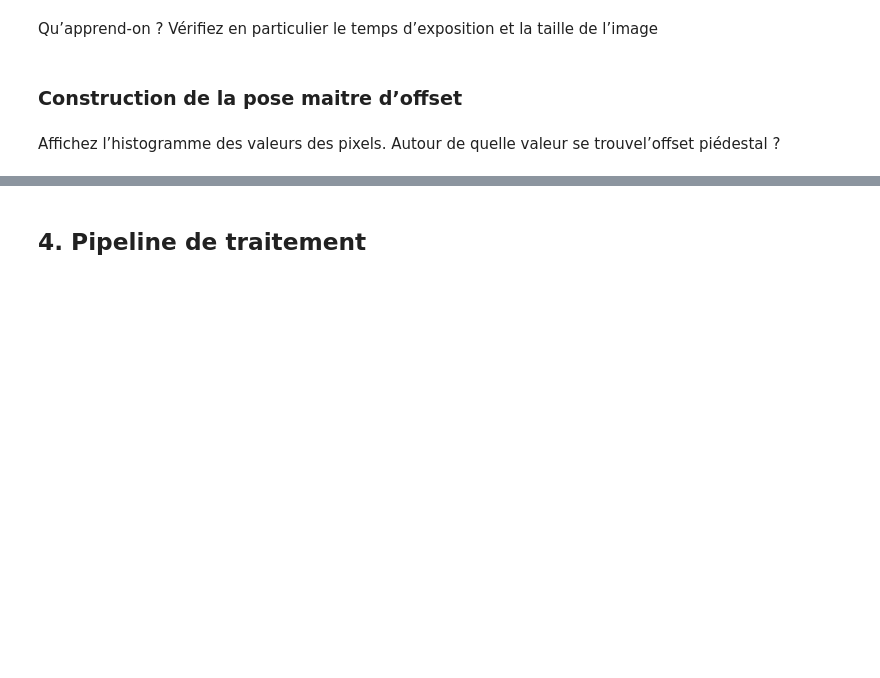
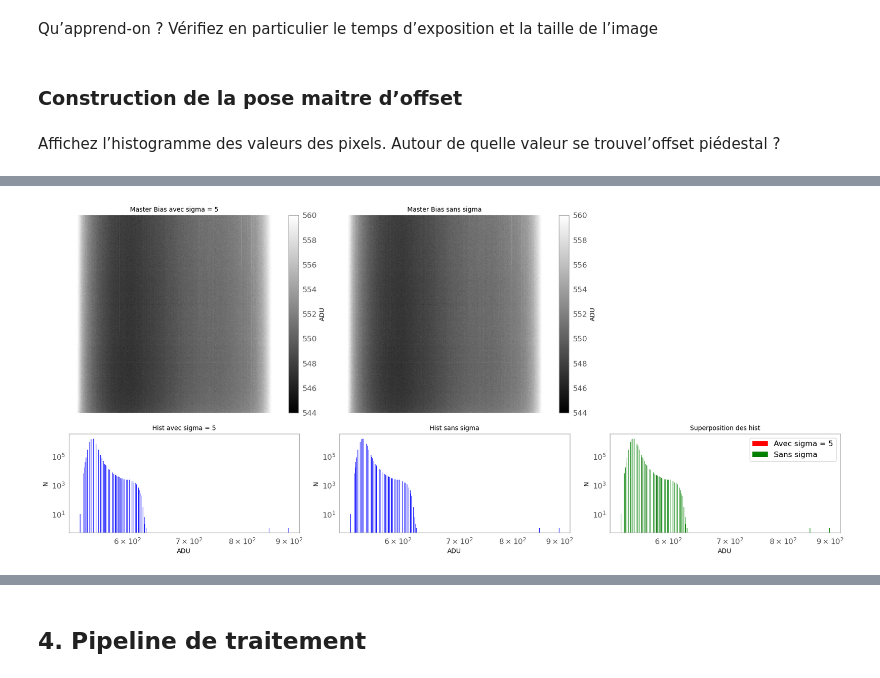
Before and after one commit to kmiloarguello/galaxies, a Jupyter notebook: ARG_TP1.ipynb, the cells around one changed output, grey strips where cells are left out. Drawn from its saved outputs; the diff is of its cells as text; code cells hidden in the pictures; blank space fills up the shorter version.

```diff
--- a/ARG_TP1.ipynb
+++ b/ARG_TP1.ipynb
@@ -234,3 +150,12 @@ plt.show()
+# %%
+files = [
+    ('Processed/masterbias.fits', 'Master Bias avec sigma = ', True),
+    ('Processed/masterbias_no_sigma.fits', 'Master Bias sans sigma', False)
+]
+
+utils.plot_bias_hist_sigma_stack(files, 5)
+# %% [output]
+[figure, added]
 # %%
 # Charger une pose individuelle (exemple de la première image)
 bias_example = fits.getdata(list_bias_name[0])
```
Also changed, not shown: parts of 44 cells of this notebook, 6 other files.
